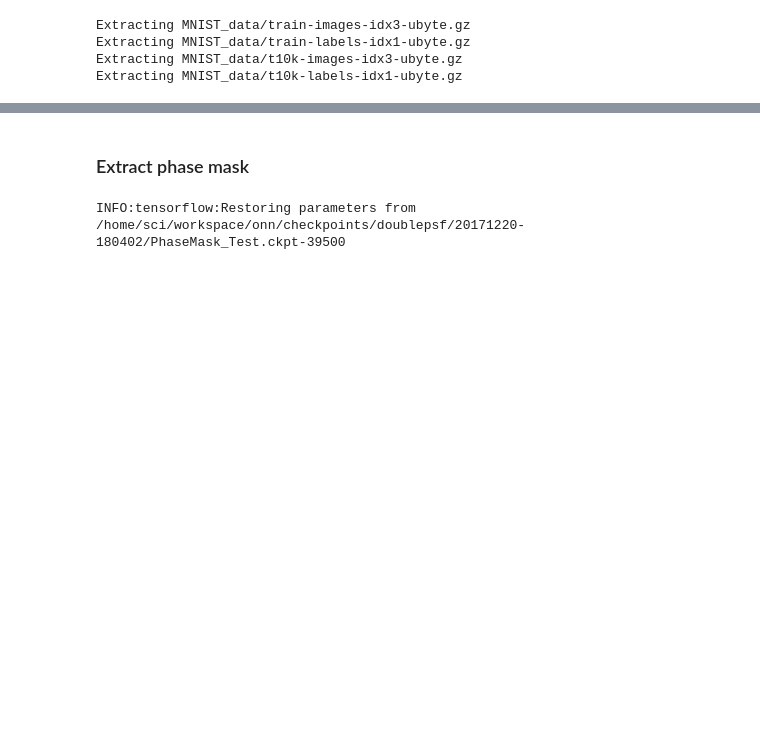
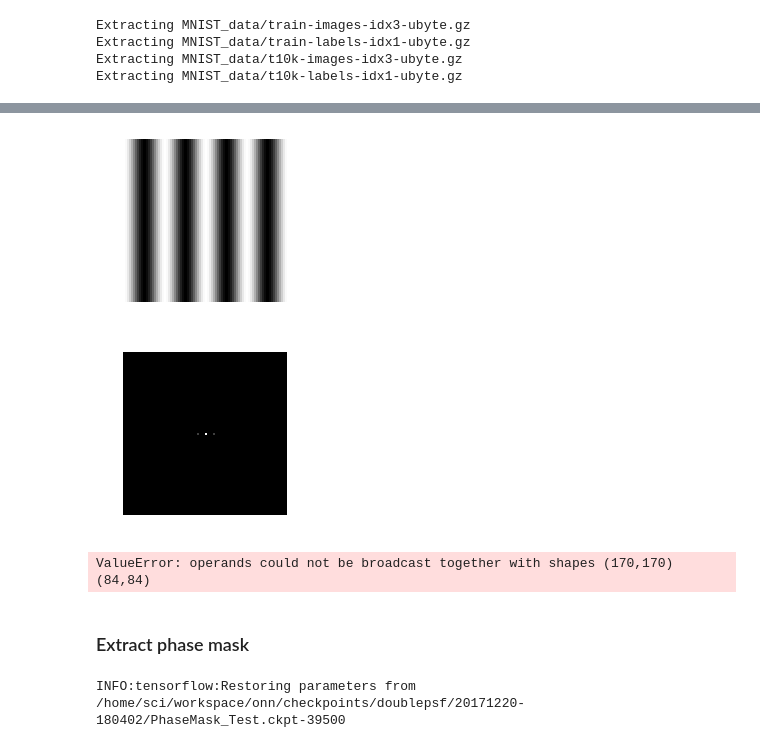
Before and after one commit to computational-imaging/opticalCNN, a Jupyter notebook: PhaseMaskOpt.ipynb, the cells around one changed output, grey strips where cells are left out. Cells and saved outputs as stored; diff of their text form; code cells hidden in the pictures; blank space fills up the shorter version.

```diff
--- a/PhaseMaskOpt.ipynb
+++ b/PhaseMaskOpt.ipynb
@@ -78,0 +84,32 @@ np.save('testing/doublepsf_larger.npy', psf)
+# %%
+# OTF
+dim = 84
+atf = np.zeros((dim, dim))
+freq = 2
+atf[int(dim/2), int(dim/2) - freq] = 1
+atf[int(dim/2), int(dim/2) + freq] = 1
+
+psf = np.square(np.abs(np.fft.ifft2(np.fft.fftshift(atf))))
+
+plt.imshow(psf, cmap='gray')
+plt.axis('off')
+plt.gcf().set_size_inches(3, 3)
+plt.show()
+
+# convolve
+otf = np.fft.fft2(np.fft.ifftshift(psf))
+plt.imshow(np.square(np.fft.fftshift(np.abs(otf))), cmap='gray')
+plt.axis('off')
+plt.gcf().set_size_inches(3, 3)
+plt.show()
+
+Iout = np.fft.ifft2(np.fft.fft2(Ipad)*otf)
+
+plt.imshow(np.square(np.abs(Iout)), cmap='gray')
+plt.axis('off')
+plt.gcf().set_size_inches(3, 3)
+plt.show()
+# %% [output]
+[figure, added]
+[figure, added]
+ValueError: operands could not be broadcast together with shapes (170,170) (84,84)
```
Also changed, not shown: parts of 7 cells of this notebook, 25 other files.
